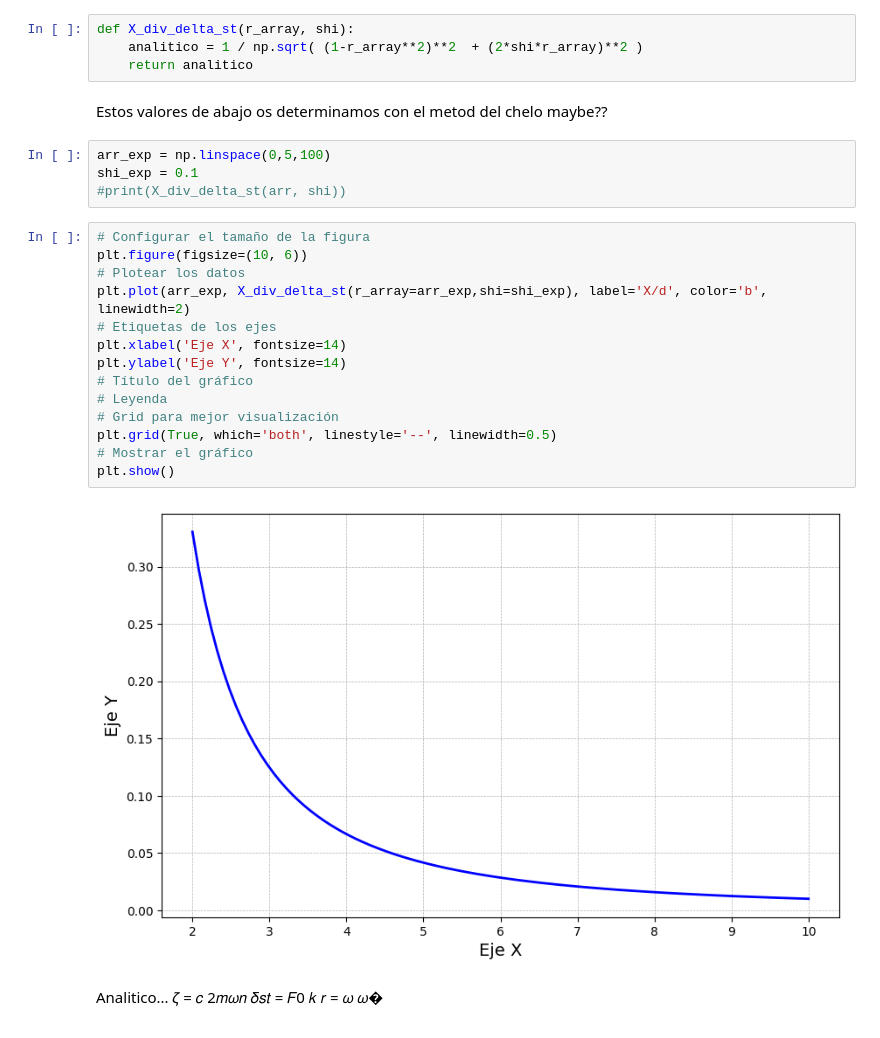
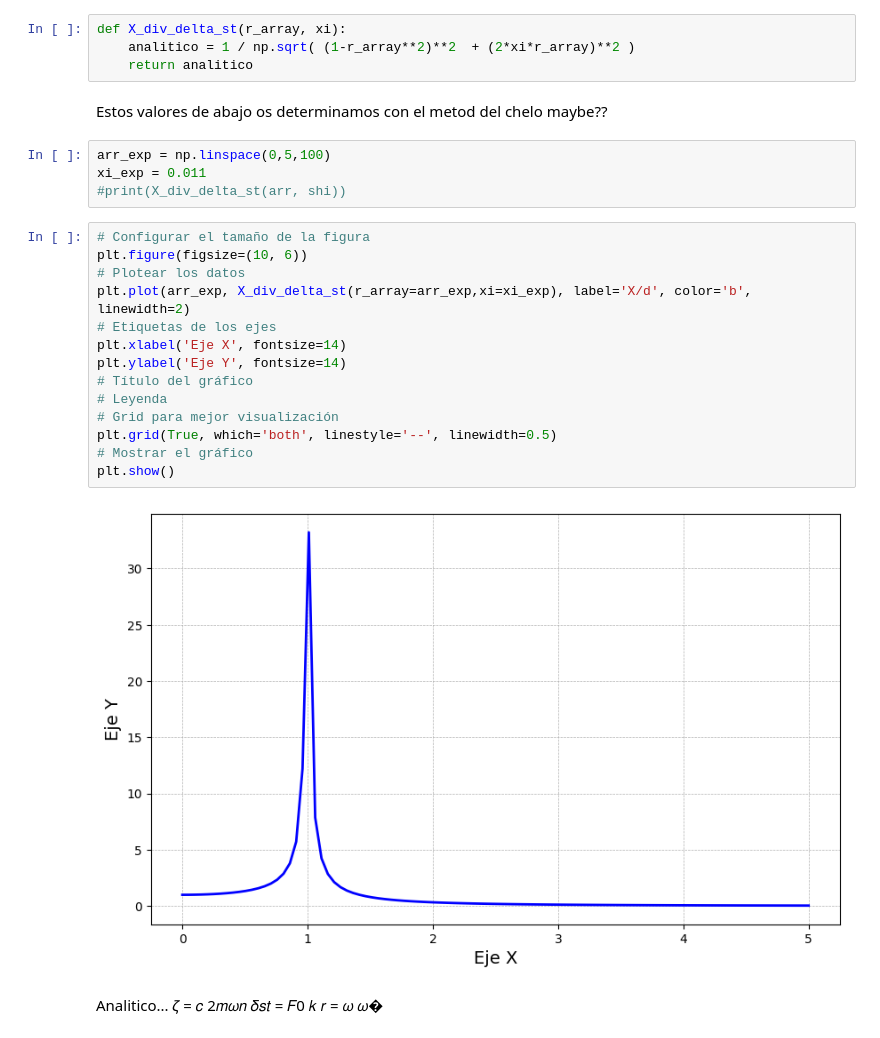
Before and after one commit to Marceloaglop/Vibras-Mec-nicas, a Jupyter notebook: vibras, amplitudes y fourier para no forzado.ipynb, the cells around one changed output. Drawn from its saved outputs; the diff is of its cells as text.

```diff
--- a/vibras, amplitudes y fourier para no forzado.ipynb
+++ b/vibras, amplitudes y fourier para no forzado.ipynb
@@ -249,31 +249,31 @@ rotario (F0) se calcula como F0 = 2m0ω
 r0, donde m0 = 28.08 g y r0 = 45 mm. La
 velocidad de rotaci´on ω se mide en rad/s.
 # %%
-def X_div_delta_st(r_array, shi):
-    analitico = 1 / np.sqrt( (1-r_array**2)**2  + (2*shi*r_array)**2 )
+def X_div_delta_st(r_array, xi):
+    analitico = 1 / np.sqrt( (1-r_array**2)**2  + (2*xi*r_array)**2 )
     return analitico
 # %% [markdown]
 Estos valores de abajo os determinamos con el metod del chelo maybe??
 # %%
 arr_exp = np.linspace(0,5,100)
-shi_exp = 0.1
+xi_exp = 0.011
 #print(X_div_delta_st(arr, shi))
 # %%
 # Configurar el tamaño de la figura
 plt.figure(figsize=(10, 6))
 # Plotear los datos
-plt.plot(arr_exp, X_div_delta_st(r_array=arr_exp,shi=shi_exp), label='X/d', color='b', linewidth=2)
+plt.plot(arr_exp, X_div_delta_st(r_array=arr_exp,xi=xi_exp), label='X/d', color='b', linewidth=2)
 # Etiquetas de los ejes
 plt.xlabel('Eje X', fontsize=14)
 plt.ylabel('Eje Y', fontsize=14)
 # Título del gráfico
 # Leyenda
 # Grid para mejor visualización
 plt.grid(True, which='both', linestyle='--', linewidth=0.5)
 # Mostrar el gráfico
 plt.show()
 # %% [output]
-[figure, old version]
+[figure, new version]
 # %% [markdown]
 Analitico... 𝜁 =
 𝑐
```
